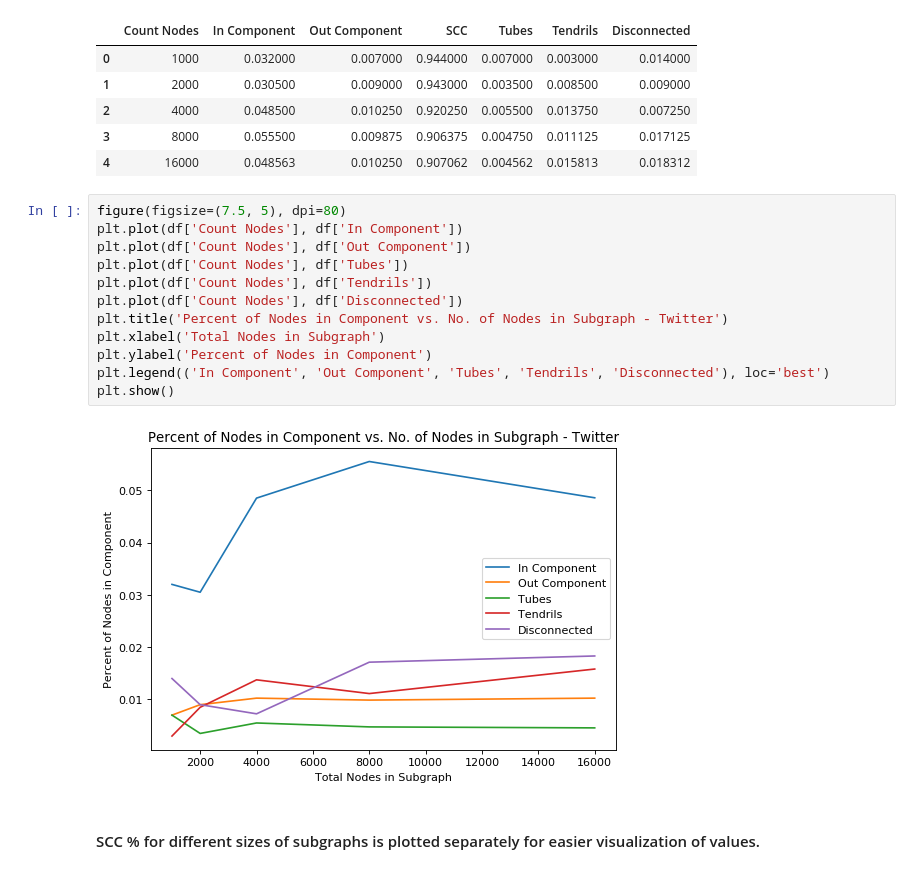
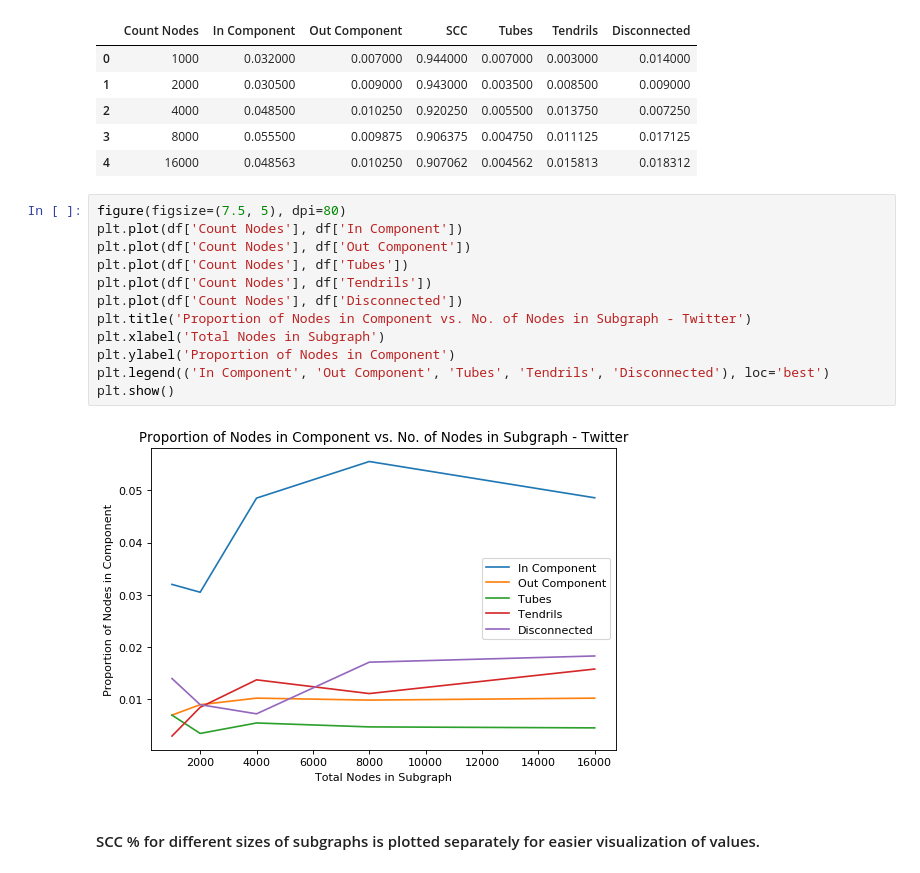
Before and after one commit to tzfeng/orf387-project, a Jupyter notebook: ORF387 Project Final Code.ipynb, the cells around one changed output. Drawn from its saved outputs; the diff is of its cells as text.

```diff
--- a/ORF387 Project Final Code.ipynb
+++ b/ORF387 Project Final Code.ipynb
@@ -592,17 +592,17 @@ df
 # %%
 figure(figsize=(7.5, 5), dpi=80)
 plt.plot(df['Count Nodes'], df['In Component'])
 plt.plot(df['Count Nodes'], df['Out Component'])
 plt.plot(df['Count Nodes'], df['Tubes'])
 plt.plot(df['Count Nodes'], df['Tendrils'])
 plt.plot(df['Count Nodes'], df['Disconnected'])
-plt.title('Percent of Nodes in Component vs. No. of Nodes in Subgraph - Twitter')
+plt.title('Proportion of Nodes in Component vs. No. of Nodes in Subgraph - Twitter')
 plt.xlabel('Total Nodes in Subgraph')
-plt.ylabel('Percent of Nodes in Component')
+plt.ylabel('Proportion of Nodes in Component')
 plt.legend(('In Component', 'Out Component', 'Tubes', 'Tendrils', 'Disconnected'), loc='best')
 plt.show()
 # %% [output]
-[figure, old version]
+[figure, new version]
 # %% [markdown]
 #### SCC % for different sizes of subgraphs is plotted separately for easier visualization of values.
 # %%
```
Also changed, not shown: parts of 3 cells of this notebook.
